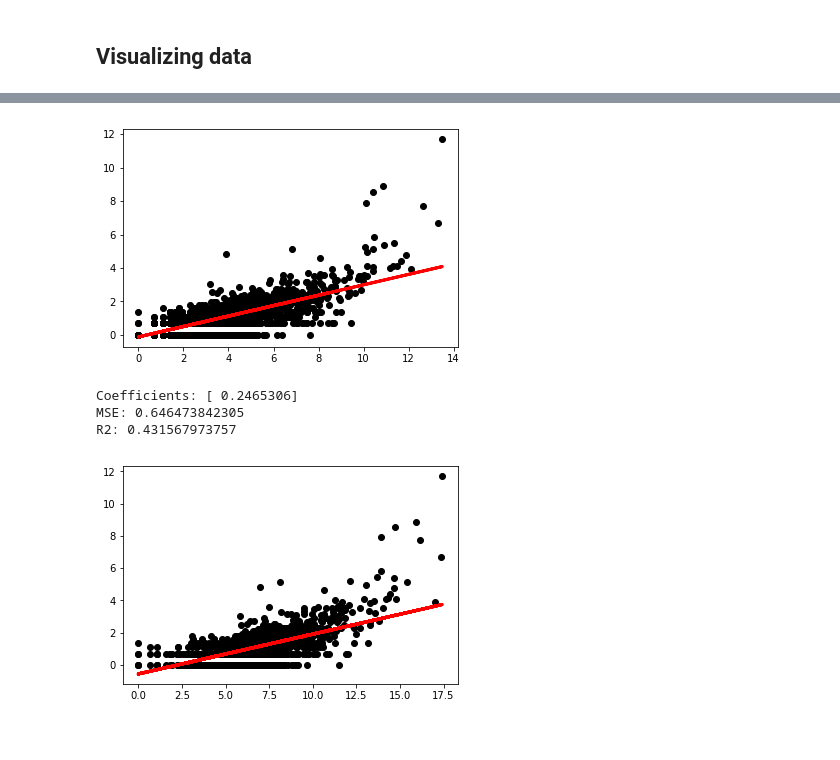
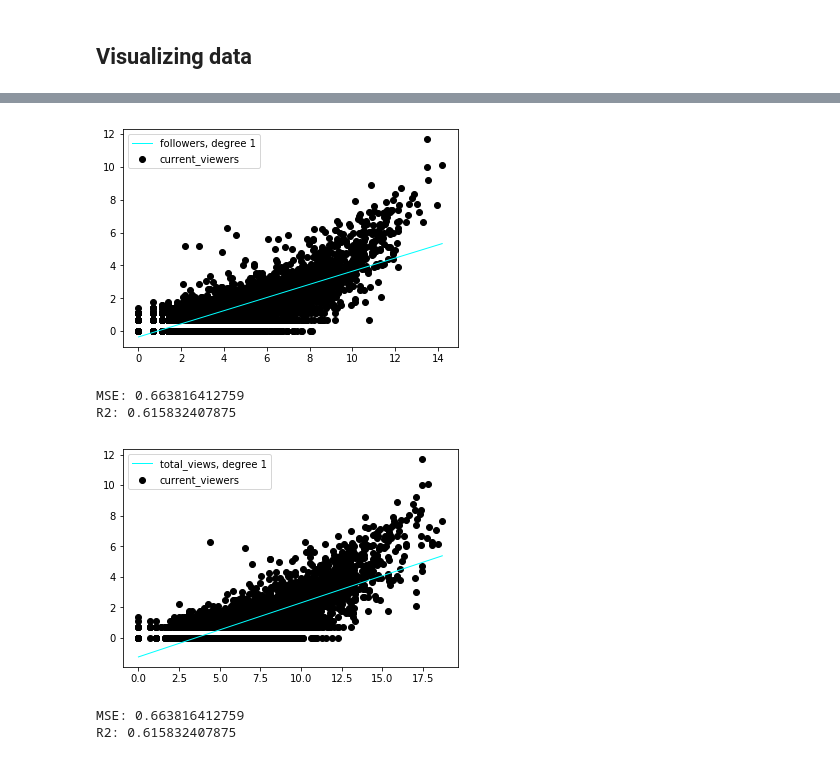
Before and after one commit to zfreedman/twitch_views, a Jupyter notebook: Machine Learning.ipynb, the cells around one changed output, grey strips where cells are left out. Cells and saved outputs as stored; diff of their text form; code cells hidden in the pictures.

```diff
--- a/Machine Learning.ipynb
+++ b/Machine Learning.ipynb
@@ -71,31 +68,50 @@ def safe_log(col):
 # %%
-from sklearn import linear_model
+from sklearn.linear_model import Ridge
 from sklearn.metrics import mean_squared_error, r2_score
 from sklearn.model_selection import train_test_split
+from sklearn.preprocessing import PolynomialFeatures
+from sklearn.pipeline import make_pipeline
 
 features = ["followers", "total_views"]
-for f in features:
-    #Split
-    x_train, x_test, y_train, y_test = train_test_split(
-        safe_log(dfs["streams"][f]),
-        safe_log(dfs["streams"]["current_viewers"]),
-        test_size=0.8,
-        random_state=random_state)
-    x_train = x_train.reshape(-1, 1)
-    x_test = x_test.reshape(-1, 1)
-    #Fit
-    regr = linear_model.LinearRegression()
-    regr.fit(x_train, y_train)
-    #Predict
-    y_pred = regr.predict(x_test)
-    #Output metrics
-    print("Coefficients: {}".format(regr.coef_))
-    print("MSE: {}".format(mean_squared_error(y_test, y_pred)))
-    print("R2: {}".format(r2_score(y_test, y_pred)))
-    #Plot
-    plt.scatter(x_test, y_test, color="black")
-    plt.plot(x_test, y_pred, color="red", linewidth=3)
-    #plt.xticks(())
-    #plt.yticks(())
-    plt.show()
+#For each degree
+for i in range(2):
+    degree = i + 1
+    #For each feature
+    for f in features:
+        #Split
+        x_train, x_test, y_train, y_test = train_test_split(
+            safe_log(dfs["streams"][f]),
+            safe_log(dfs["streams"]["current_viewers"]),
+            test_size=0.8,
+            random_state=random_state)
+
+        #The commented out lines are equivalent for our purposes
+        #x_train = x_train.values.reshape(-1, 1)
+        x_train = x_train[:, np.newaxis]
+        #x_test = x_test.values.reshape(-1, 1)
+        x_test = x_test[:, np.newaxis]
+
+        #Plotting sets
+        min_xtest = min(x_test)[0]
+        diff = max(x_test)[0] - min_xtest
+        x_plot = np.array(
+            sorted(
+                [min_xtest + np.random.rand() * diff for i in range(len(x_test))])).reshape(-1, 1)
+
+        #Fit
+        model = make_pipeline(PolynomialFeatures(degree), Ridge())
+        model.fit(x_train, y_train)
+        #Predict
+        y_plot = model.predict(x_plot)
+        #Output metrics
+        print("MSE: {}".format(mean_squared_error(y_test, y_pred)))
+        print("R2: {}".format(r2_score(y_test, y_pred)))
+        #Plot
+        plt.scatter(x_test, y_test, color="black")
+        plt.plot(x_plot, y_plot, color="cyan", linewidth=1,
+                 label="{}, degree {}".format(f, degree))
+        #plt.xticks(())
+        #plt.yticks(())
+        plt.legend(loc='top left')
+        plt.show()
 # %% [output]
@@ -105,5 +120,6 @@ R2: 0.494876131673
-[figure, old version]
+[figure, new version]
-Coefficients: [ 0.2465306]
-MSE: 0.646473842305
-R2: 0.431567973757
+MSE: 0.663816412759
+R2: 0.615832407875
-[figure, old version]
+[figure, new version]
+MSE: 0.663816412759
+R2: 0.615832407875
```
Also changed, not shown: parts of 6 cells of this notebook.
